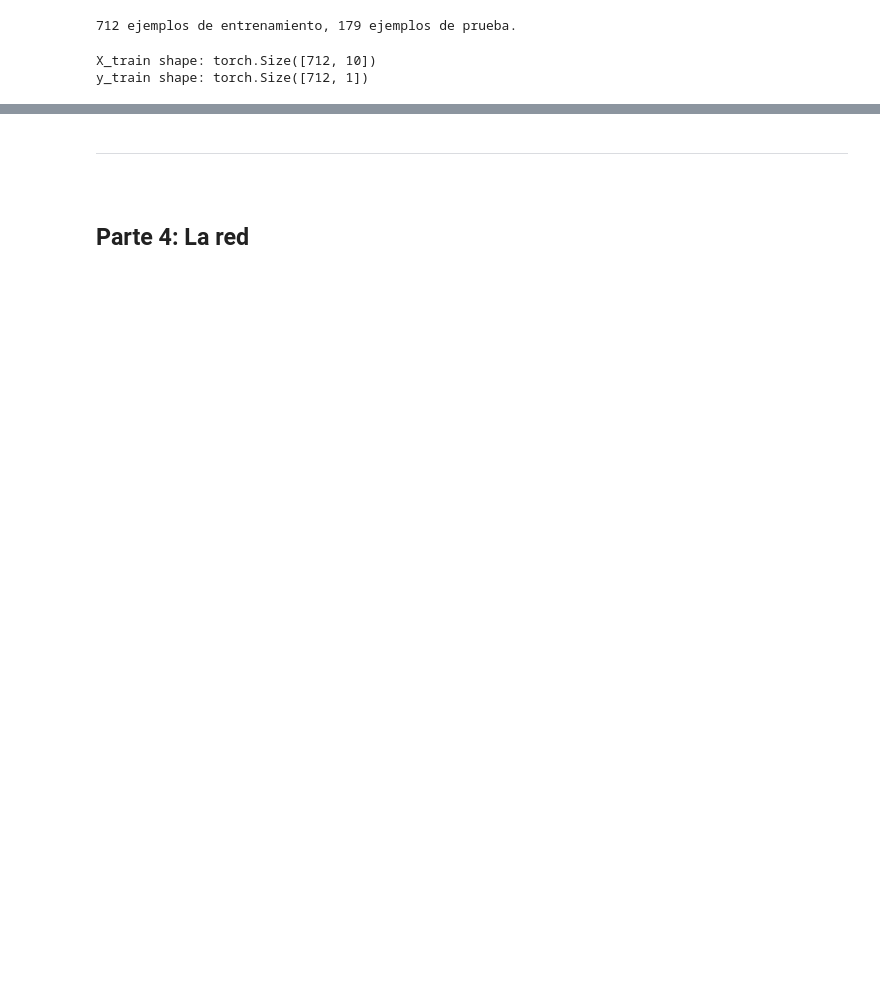
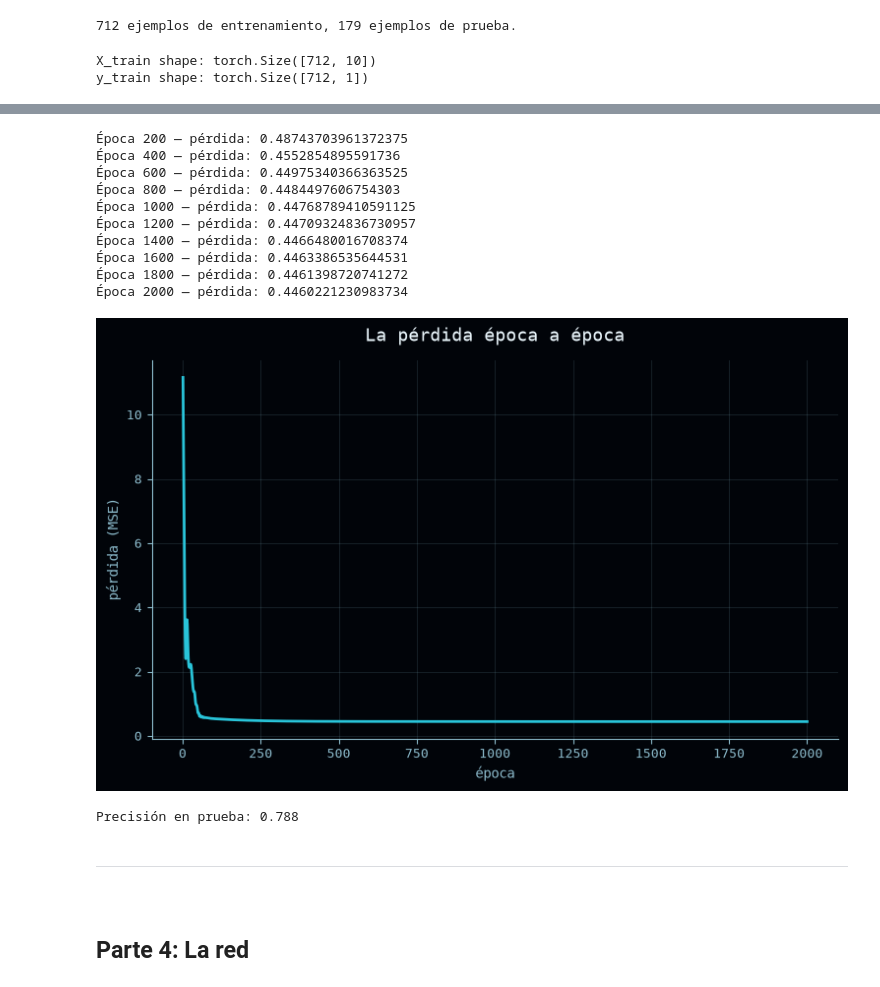
Before and after one commit to JeroHoyos/charla-redes-neuronales, a Jupyter notebook: practica/02_clasificador_titanic.ipynb, the cells around one changed output, grey strips where cells are left out. Drawn from its saved outputs; the diff is of its cells as text; code cells hidden in the pictures; blank space fills up the shorter version.

```diff
--- a/practica/02_clasificador_titanic.ipynb
+++ b/practica/02_clasificador_titanic.ipynb
@@ -151,13 +156,20 @@ print(f"{len(preprocessed_train_df)} ejemplos de entrenamiento, {len(preprocesse
 def to_tensors(df, input_features):
     df = df[input_features + ["Survived"]].copy()
 
-    df = df.fillna({"Age": df["Age"].median(), "Fare": df["Fare"].median(),"Embarked": "S", "Cabin": "NONE"})
+    # Rellena valores faltantes
+    df = df.fillna({
+        "Age": df["Age"].median(),
+        "Fare": df["Fare"].median(),
+        "Embarked": "S",
+        "Cabin": "NONE"})
 
+    # Convierte cada columna de texto en números enteros
     for col in df.select_dtypes(include=["object", "string"]).columns:
         df[col] = pd.factorize(df[col])[0]
 
     X = torch.tensor(df[input_features].values, dtype=torch.float32)
     y = torch.tensor(df["Survived"].values, dtype=torch.float32).unsqueeze(1)
+
     return X, y
 
 
@@ -175,3 +308,54 @@ y_train shape: torch.Size([712, 1])
+# %%
+class RegresionLogistica(nn.Module):
+    def __init__(self, n_features):
+        super().__init__()
+        self.linear = nn.Linear(n_features, 1)
+
+    def forward(self, x):
+        return self.linear(x)
+
+
+modelo = RegresionLogistica(X_train.shape[1])
+funcion_perdida = nn.BCEWithLogitsLoss()
+optimizador = optim.Adam(modelo.parameters(), lr=0.01)
+
+historial_log = []
+
+for epoca in range(2000):
+    optimizador.zero_grad()                            # 1. borrar los gradientes viejos
+    predicciones = modelo(X_train)                     # 2. predecir
+    perdida = funcion_perdida(predicciones, y_train)   # 3. medir el error
+    perdida.backward()                                 # 4. calcular gradientes
+    optimizador.step()                                 # 5. actualizar parametros
+
+    historial_log.append(perdida.item())
+
+    if (epoca + 1) % 200 == 0:
+        print(f"Época {epoca + 1} — pérdida: {perdida}")
+
+# Graficando la perdida
+utils.dibujar_perdida(historial_log)
+
+# Evaluando en el conjunto de prueba
+with torch.no_grad():
+    probabilidades = torch.sigmoid(modelo(X_val))      # convertir a probabilidad (0 a 1)
+    predicciones = (probabilidades >= 0.5).float()     # sobrevive si es 0.5 o más
+    precision = (predicciones == y_val).float().mean()
+
+print(f"Precisión en prueba: {precision:.3f}")
+# %% [output]
+Época 200 — pérdida: 0.48743703961372375
+Época 400 — pérdida: 0.4552854895591736
+Época 600 — pérdida: 0.44975340366363525
+Época 800 — pérdida: 0.4484497606754303
+Época 1000 — pérdida: 0.44768789410591125
+Época 1200 — pérdida: 0.44709324836730957
+Época 1400 — pérdida: 0.4466480016708374
+Época 1600 — pérdida: 0.4463386535644531
+Época 1800 — pérdida: 0.4461398720741272
+Época 2000 — pérdida: 0.4460221230983734
+[figure, added]
+Precisión en prueba: 0.788
 # %% [markdown]
 ----
 
```
Also changed, not shown: parts of 14 cells of this notebook, 1 other file.
